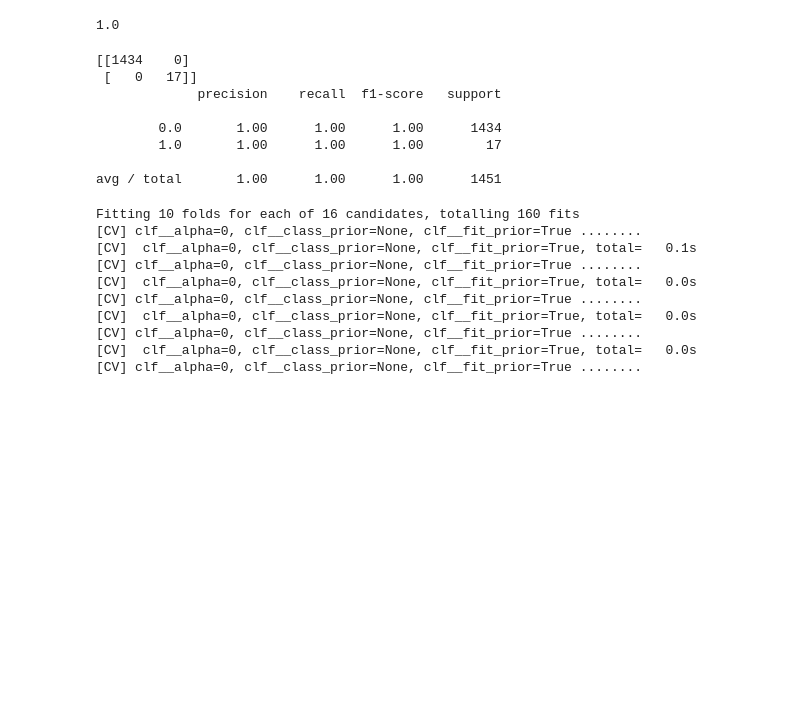
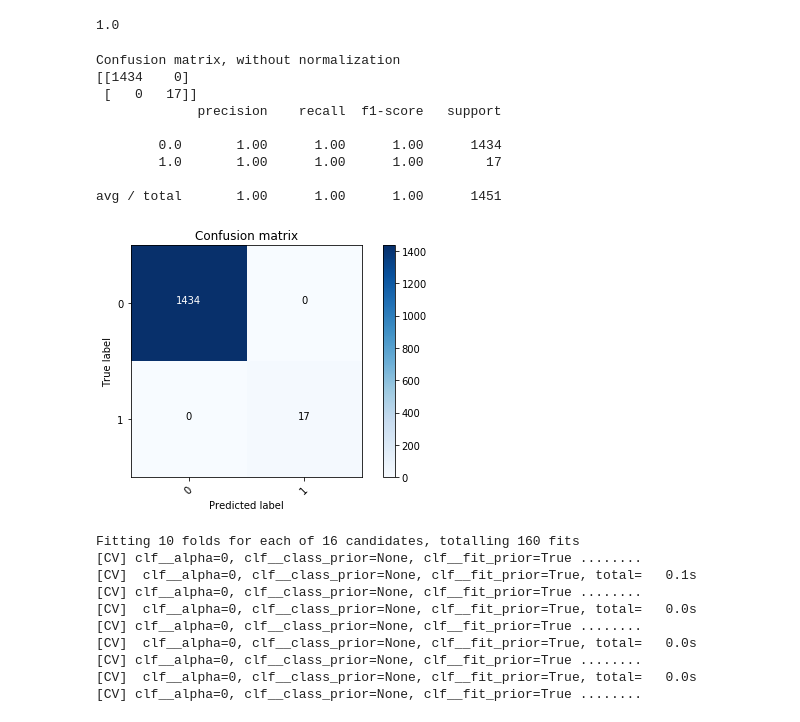
Before and after one commit to aulorbe/Food-Deserts-The-Human-Factor, a Jupyter notebook: Models.ipynb, the cells around one changed output. Drawn from its saved outputs; the diff is of its cells as text; code cells hidden in the pictures; blank space fills up the shorter version.

```diff
--- a/Models.ipynb
+++ b/Models.ipynb
@@ -521,17 +557,19 @@ gs_xg.score(X, y)
 # %%
 xg_preds = gs_xg.predict(X)
 # %%
-print(confusion_matrix(y, xg_preds))
+plot_confusion_matrix(confusion_matrix(y, xg_preds), classes=[0,1])
 print(classification_report(y, xg_preds))
 # %% [output]
+Confusion matrix, without normalization
 [[1434    0]
  [   0   17]]
              precision    recall  f1-score   support
 
         0.0       1.00      1.00      1.00      1434
         1.0       1.00      1.00      1.00        17
 
 avg / total       1.00      1.00      1.00      1451
+[figure, added]
 # %%
 from sklearn.naive_bayes import MultinomialNB
 # %%
```
Also changed, not shown: parts of 12 cells of this notebook.
